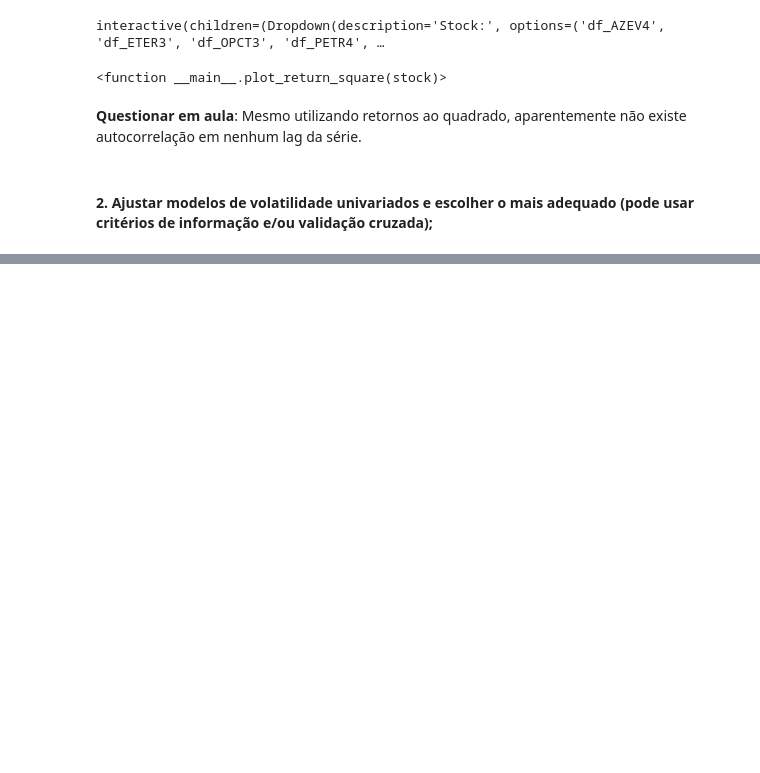
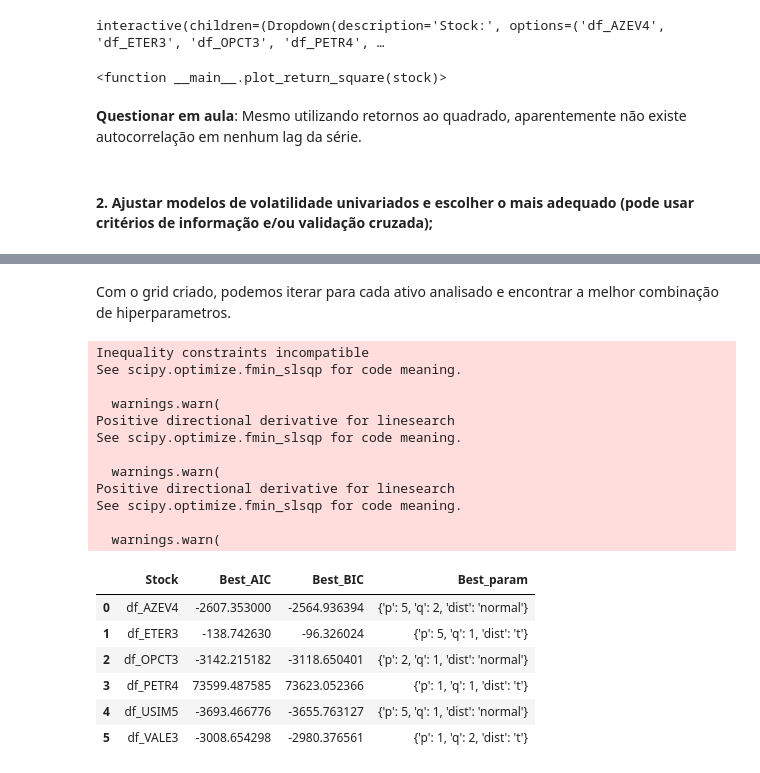
Before and after one commit to murilocechin/financial_analytics_final, a Jupyter notebook: tarefas.ipynb, the cells around one changed output, grey strips where cells are left out. Saved outputs shown, nothing was run; the diff lists cells and outputs as text; code cells hidden in the pictures; blank space fills up the shorter version.

Commit message:
Tarefa 2 - Finalizada

```diff
--- a/tarefas.ipynb
+++ b/tarefas.ipynb
@@ -275,0 +279,14 @@ interactive(children=(Dropdown(description='Stock:', options=('df_AZEV4', 'df_ET
+# %%
+# Definindo os valores dos hiperparâmetros
+p_values = range(1, 6)  # p de 1 a 6
+q_values = range(1, 3)  # q de 1 a 3
+dist_values = ['normal', 't']  # distribuições
+
+# Gerando todas as combinações possíveis
+combinations = list(product(p_values, q_values, dist_values))
+
+# Criando a lista de dicionários
+grid_params = [{'p': p, 'q': q, 'dist': dist} for p, q, dist in combinations]
+
+
+grid_params
@@ -275,0 +314,66 @@ interactive(children=(Dropdown(description='Stock:', options=('df_AZEV4', 'df_ET
+# %% [markdown]
+Com o grid criado, podemos iterar para cada ativo analisado e encontrar a melhor combinação de hiperparametros.
+# %%
+resultados_final = []
+
+for key in dataframes.keys():
+    # Copiar o DataFrame original
+    df_it = dataframes[key].copy()
+
+    # Remover valores NaN e infinitos
+    df_it = df_it[np.isfinite(df_it["Log_Return"])]
+
+    results = []
+    for i in range(0, len(grid_params)):
+        # Ajustar o modelo GARCH
+        garch = arch_model(df_it["Log_Return"], vol='Garch', p=grid_params[i]["p"], q=grid_params[i]["q"], dist=grid_params[i]["dist"], rescale=False)
+
+        # Estimar o modelo
+        model_fit = garch.fit(disp="off")
+
+        # Adicionando aos resultados
+        results.append({
+            "AIC": model_fit.aic,
+            "BIC": model_fit.bic,
+            "params": grid_params[i]
+        })
+
+    # Transformando em dataframe
+    results_df = pd.DataFrame(results)
+
+    # Ordenando pela métrica AIC
+    results_df = results_df.sort_values("AIC", ascending=False)
+
+    # Adicionando aos resultados finais
+    resultados_final.append({
+        "Stock": key,
+        "Best_AIC": results_df.iloc[0]["AIC"],
+        "Best_BIC": results_df.iloc[0]["BIC"],
+        "Best_param": results_df.iloc[0]["params"]
+    })
+
+
+# Exibindo os resultados
+df_resultados_final = pd.DataFrame(resultados_final)
+
+df_resultados_final
+# %% [output]
+Inequality constraints incompatible
+See scipy.optimize.fmin_slsqp for code meaning.
+
+  warnings.warn(
+Positive directional derivative for linesearch
+See scipy.optimize.fmin_slsqp for code meaning.
+
+  warnings.warn(
+Positive directional derivative for linesearch
+See scipy.optimize.fmin_slsqp for code meaning.
+
+  warnings.warn(
+|  | Stock | Best_AIC | Best_BIC | Best_param |
+| 0 | df_AZEV4 | -2607.353000 | -2564.936394 | {'p': 5, 'q': 2, 'dist': 'normal'} |
+| 1 | df_ETER3 | -138.742630 | -96.326024 | {'p': 5, 'q': 1, 'dist': 't'} |
+| 2 | df_OPCT3 | -3142.215182 | -3118.650401 | {'p': 2, 'q': 1, 'dist': 'normal'} |
+| 3 | df_PETR4 | 73599.487585 | 73623.052366 | {'p': 1, 'q': 1, 'dist': 't'} |
+| 4 | df_USIM5 | -3693.466776 | -3655.763127 | {'p': 5, 'q': 1, 'dist': 'normal'} |
+| 5 | df_VALE3 | -3008.654298 | -2980.376561 | {'p': 1, 'q': 2, 'dist': 't'} |
```
Also changed, not shown: parts of 5 cells of this notebook, 2 other files.
